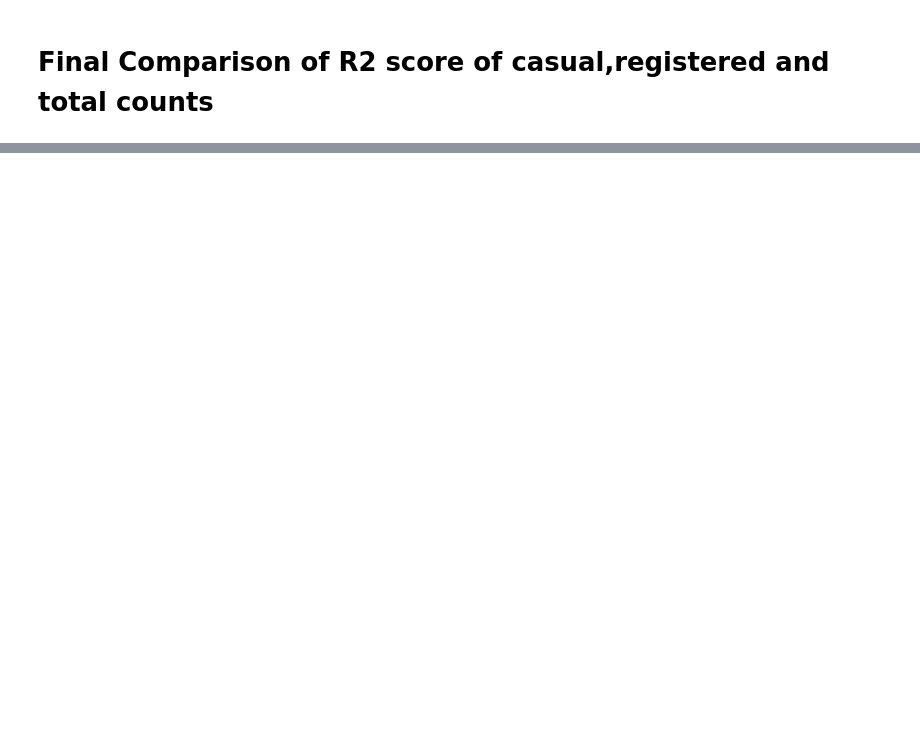
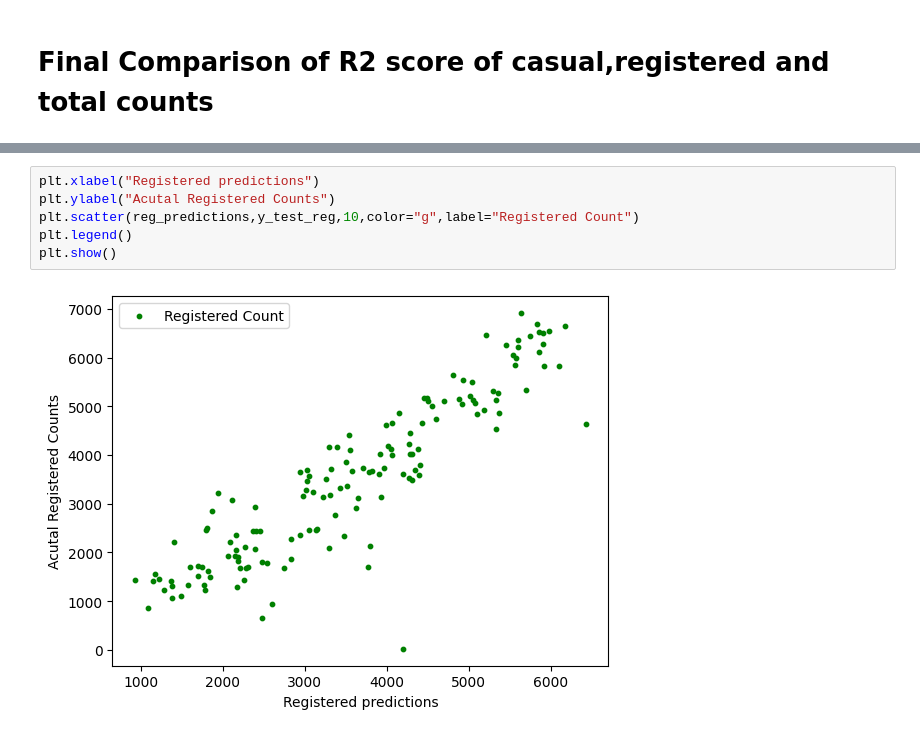
Before and after one commit to pandaiscodingcpu/Archit_CodeAI-Tasks, a Jupyter notebook: regression_model.ipynb, the cells around one changed output, grey strips where cells are left out. Saved outputs shown, nothing was run; the diff lists cells and outputs as text; blank space fills up the shorter version.

```diff
--- a/regression_model.ipynb
+++ b/regression_model.ipynb
@@ -564,0 +625,8 @@ np.int64(1489)
+# %%
+plt.xlabel("Registered predictions")
+plt.ylabel("Acutal Registered Counts")
+plt.scatter(reg_predictions,y_test_reg,10,color="g",label="Registered Count")
+plt.legend()
+plt.show()
+# %% [output]
+[figure, added]
```
Also changed, not shown: parts of 22 cells of this notebook.
